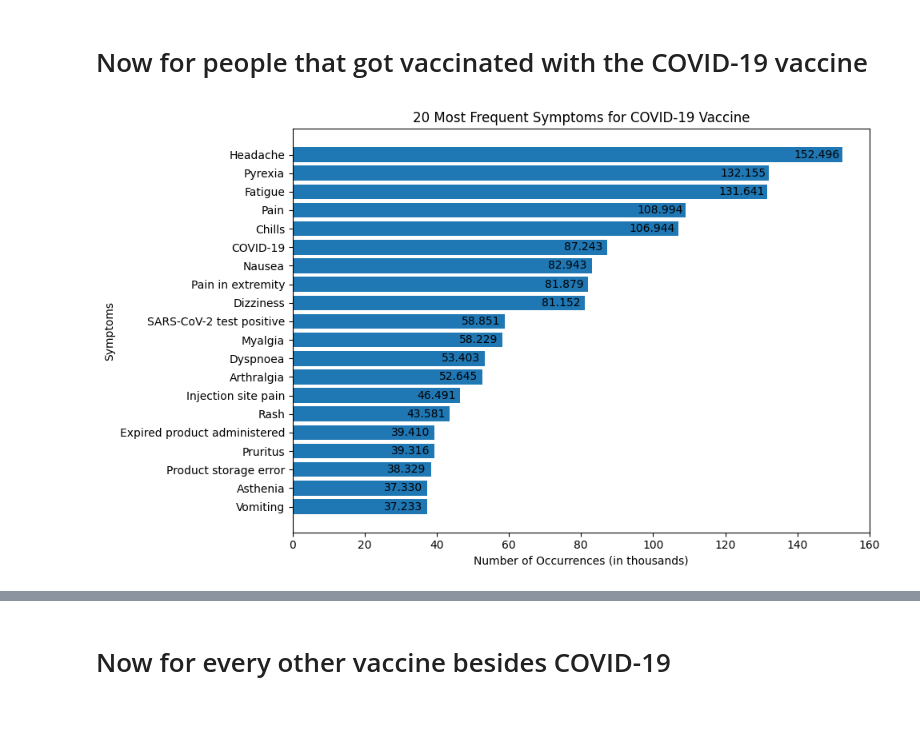
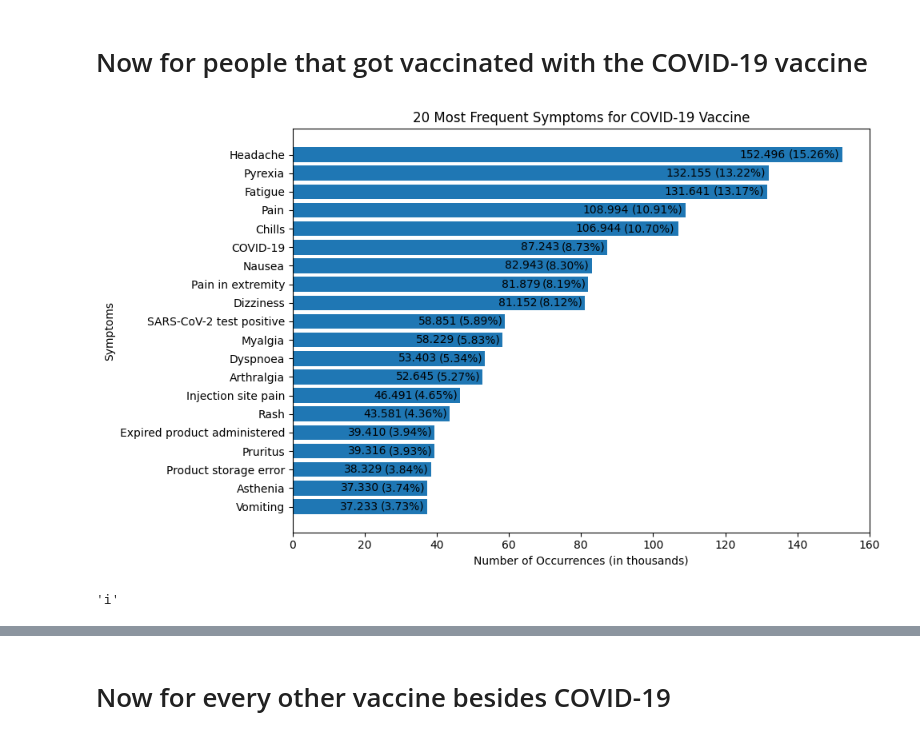
Before and after one commit to ZaNioxX/Masterarbeit, a Jupyter notebook: Data_Exploration/symptoms.ipynb, the cells around one changed output, grey strips where cells are left out. Drawn from its saved outputs; the diff is of its cells as text; code cells hidden in the pictures.

```diff
--- a/Data_Exploration/symptoms.ipynb
+++ b/Data_Exploration/symptoms.ipynb
@@ -95,11 +126,13 @@ x_position
 # %%
 import pandas as pd
 import matplotlib.pyplot as plt
+from matplotlib.ticker import FuncFormatter
 
 # Assuming you have your datasets in a specified directory
 base_path = "/Users/sep/Documents/HAW/Masterarbeit/Daten.nosync/"
 
 all_covid_symptoms = pd.DataFrame()
+unique_entrys = 0
 
 for year in range(2020, 2024):  # Adjust the years as per your data availability
     vax_file_path = f"{base_path}{year}VAERSVAX.csv"
@@ -117,6 +150,7 @@ for year in range(2020, 2024):  # Adjust the years as per your data availability
     symptoms_df = pd.read_csv(symptoms_file_path, encoding='ISO-8859-1')
     covid_symptoms_df = symptoms_df[symptoms_df['VAERS_ID'].isin(covid_vax_ids)]
 
+
     # Combine all symptom columns
     covid_all_symptoms = pd.concat([
         covid_symptoms_df['SYMPTOM1'], covid_symptoms_df['SYMPTOM2'],
@@ -124,41 +158,63 @@ for year in range(2020, 2024):  # Adjust the years as per your data availability
         covid_symptoms_df['SYMPTOM5']
     ])
     all_covid_symptoms = pd.concat([all_covid_symptoms, covid_all_symptoms])
+    covid_vax_ids = covid_symptoms_df.drop_duplicates(subset="VAERS_ID")
+    unique_entrys += len(covid_vax_ids)
 
 # Counting the occurrences of each symptom
 most_common_non_covid_and_unknown_symptoms = all_covid_symptoms.value_counts().head(20)
 
 # Convert the Series to a DataFrame
 df = most_common_non_covid_and_unknown_symptoms.reset_index()
 df.columns = ['Symptom', 'Count']
 
 # Sorting the DataFrame
 df = df.sort_values(by='Count', ascending=True)
 
 # Plotting
 plt.figure(figsize=(10, 6))
-bars = plt.barh(df['Symptom'], df['Count'] / 1000)  # Divide the count by 1000 to convert to thousands
+bars = plt.barh(df['Symptom'], df['Count'])  # Divide the count by 1000 to convert to thousands
 
 # Adding labels and title
 plt.xlabel('Number of Occurrences (in thousands)')
 plt.ylabel('Symptoms')
 plt.title('20 Most Frequent Symptoms for COVID-19 Vaccine')
 
 # Adding the text inside the bars with thousands separator
 for bar in bars:
-    label = f'{bar.get_width():,.3f}'.replace(',', '.')  # Format the number with a dot as a thousands separator
-    if bar.get_width() > 100:
-        offset = -13.5
+    label = f'{bar.get_width():,.0f}'.replace(',', '.')  # Format the number with a dot as a thousands separator
+    percentage = (bar.get_width() / unique_entrys) * 100
+    if bar.get_width() > 100000:
+        total_offset = -28500
+        percent_offset = -15000
     else:
-        offset = -12
-    x_position = bar.get_width() + offset  # Adjust the x-position for label placement
-    plt.text(x_position, bar.get_y() + bar.get_height() / 2,
+        total_offset = -24000
+        percent_offset = -12750
+
+    x_position = bar.get_width()
+    plt.text(x_position + total_offset, bar.get_y() + bar.get_height() / 2,
              label,
              va='center', ha='left', color='black')
+
+    # Add percentage next to the total number
+    plt.text(x_position + percent_offset, bar.get_y() + bar.get_height() / 2,
+             f'({percentage:.2f}%)',
+             va='center', ha='left', color='black')
+
+
+
+# Format x-axis labels in thousands
+def format_thousands(x, pos):
+    return f'{x/1000:.0f}'
+
+formatter = FuncFormatter(format_thousands)
+plt.gca().xaxis.set_major_formatter(formatter)
 
 plt.tight_layout()
 plt.savefig('/Users/sep/PycharmProjects/Masterarbeit/Plots/Data_Exploration/Symptoms/Top20Symptoms_COVID.png')
 plt.show()
+"i"
 # %% [output]
-[figure, old version]
+[figure, new version]
+'i'
 # %%
```
Also changed, not shown: parts of 12 cells of this notebook, 9 other files.
